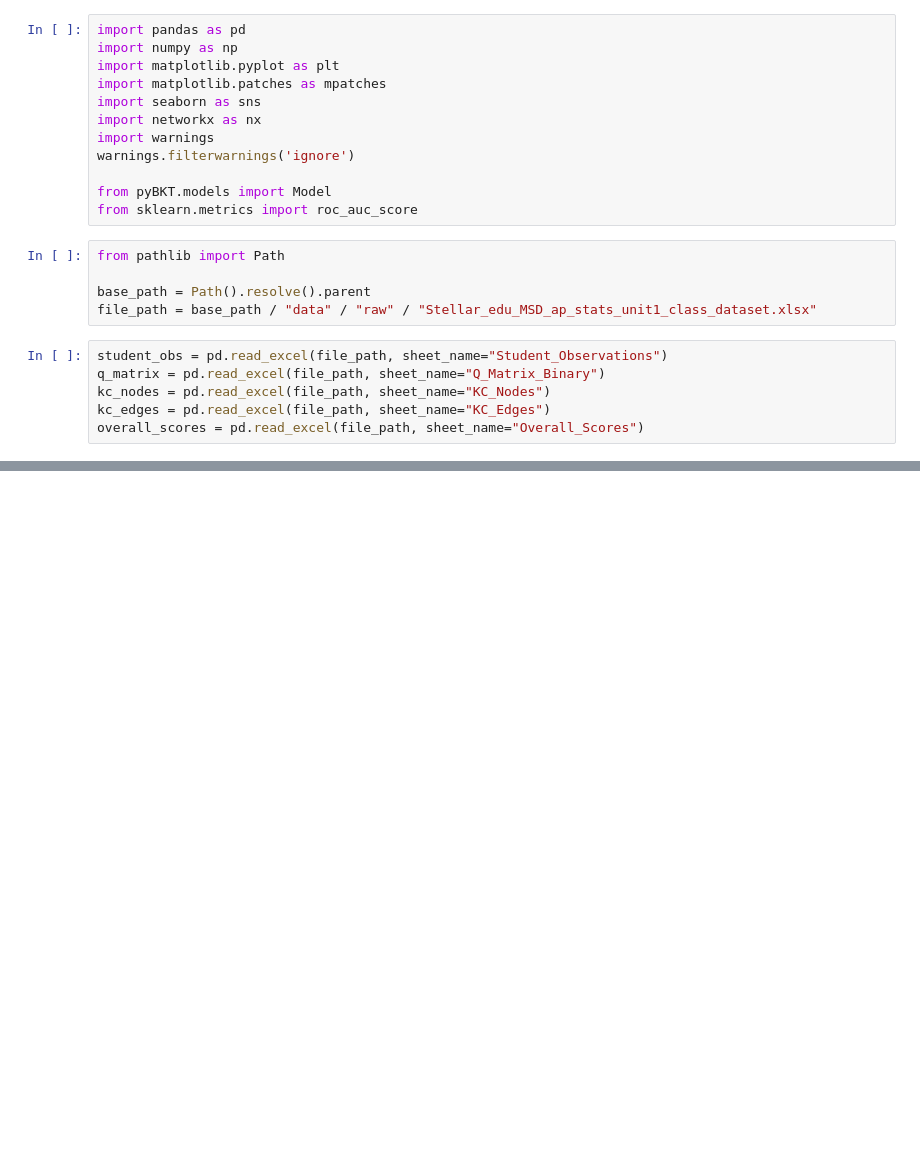
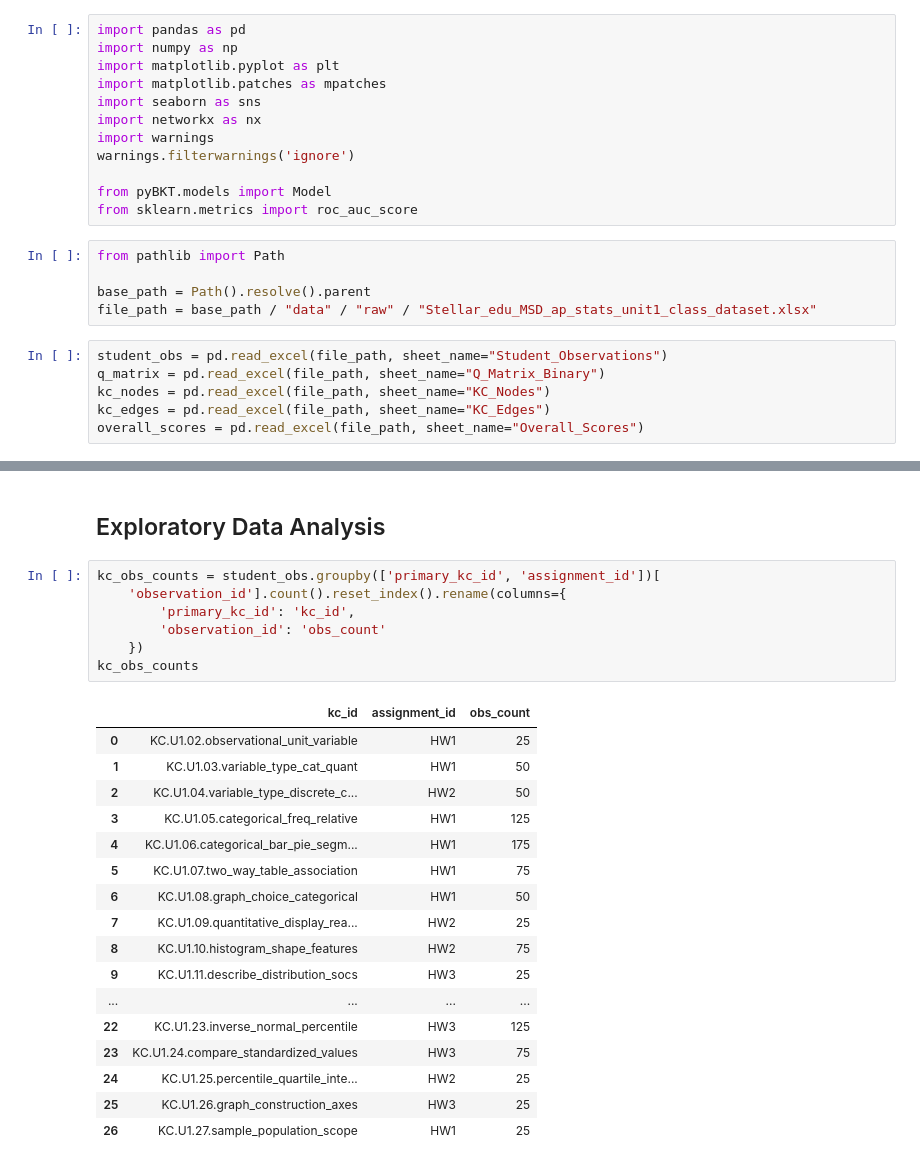
Before and after one commit to mailysg8/ai-student-progress-tracker, a Jupyter notebook: notebooks/bkt_baseline_model.ipynb, the cells around one changed output, grey strips where cells are left out. Drawn from its saved outputs; the diff is of its cells as text; blank space fills up the shorter version.

```diff
--- a/notebooks/bkt_baseline_model.ipynb
+++ b/notebooks/bkt_baseline_model.ipynb
@@ -32,0 +55,27 @@ student_obs.head()
+# %% [markdown]
+## Exploratory Data Analysis
+# %%
+kc_obs_counts = student_obs.groupby(['primary_kc_id', 'assignment_id'])[
+    'observation_id'].count().reset_index().rename(columns={
+        'primary_kc_id': 'kc_id',
+        'observation_id': 'obs_count'
+    })
+kc_obs_counts
+# %% [output]
+|  | kc_id | assignment_id | obs_count |
+| 0 | KC.U1.02.observational_unit_variable | HW1 | 25 |
+| 1 | KC.U1.03.variable_type_cat_quant | HW1 | 50 |
+| 2 | KC.U1.04.variable_type_discrete_c... | HW2 | 50 |
+| 3 | KC.U1.05.categorical_freq_relative | HW1 | 125 |
+| 4 | KC.U1.06.categorical_bar_pie_segm... | HW1 | 175 |
+| 5 | KC.U1.07.two_way_table_association | HW1 | 75 |
+| 6 | KC.U1.08.graph_choice_categorical | HW1 | 50 |
+| 7 | KC.U1.09.quantitative_display_rea... | HW2 | 25 |
+| 8 | KC.U1.10.histogram_shape_features | HW2 | 75 |
+| 9 | KC.U1.11.describe_distribution_socs | HW3 | 25 |
+| ... | ... | ... | ... |
+| 22 | KC.U1.23.inverse_normal_percentile | HW3 | 125 |
+| 23 | KC.U1.24.compare_standardized_values | HW3 | 75 |
+| 24 | KC.U1.25.percentile_quartile_inte... | HW2 | 25 |
+| 25 | KC.U1.26.graph_construction_axes | HW3 | 25 |
+| 26 | KC.U1.27.sample_population_scope | HW1 | 25 |
```
Also changed, not shown: parts of 20 cells of this notebook.
